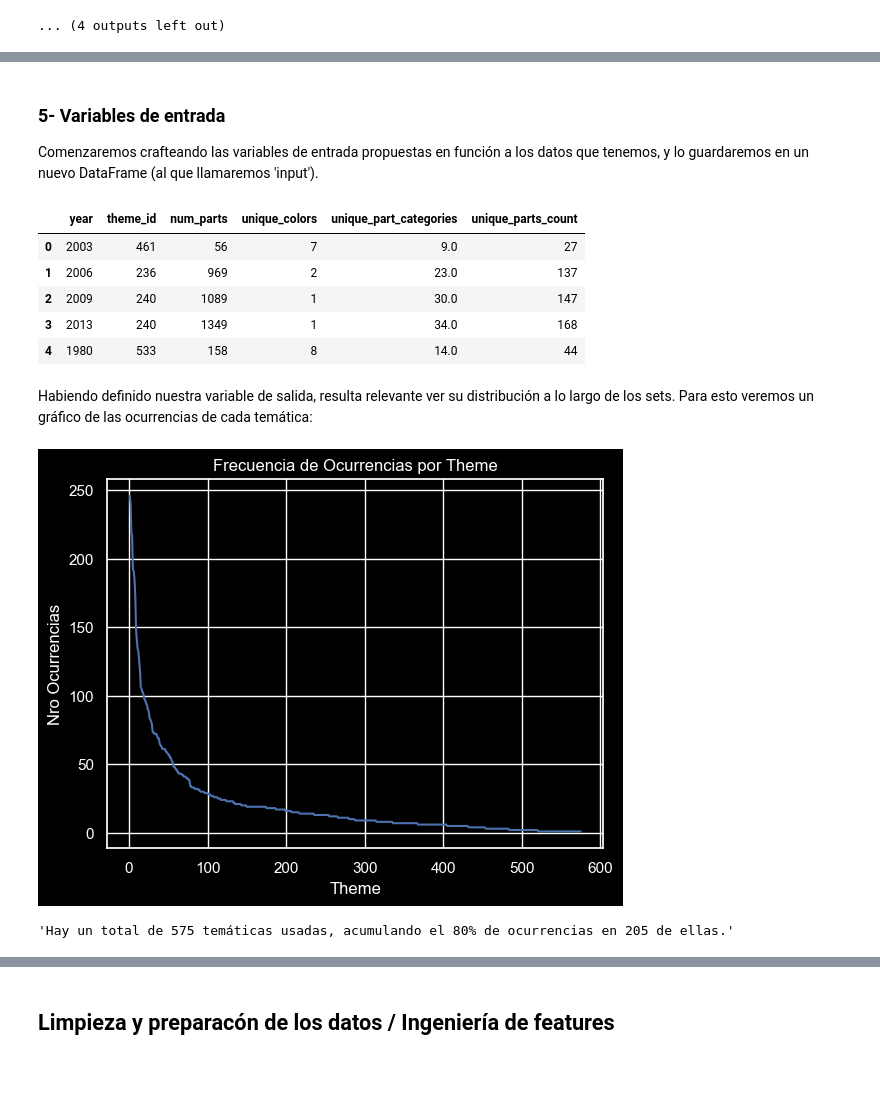
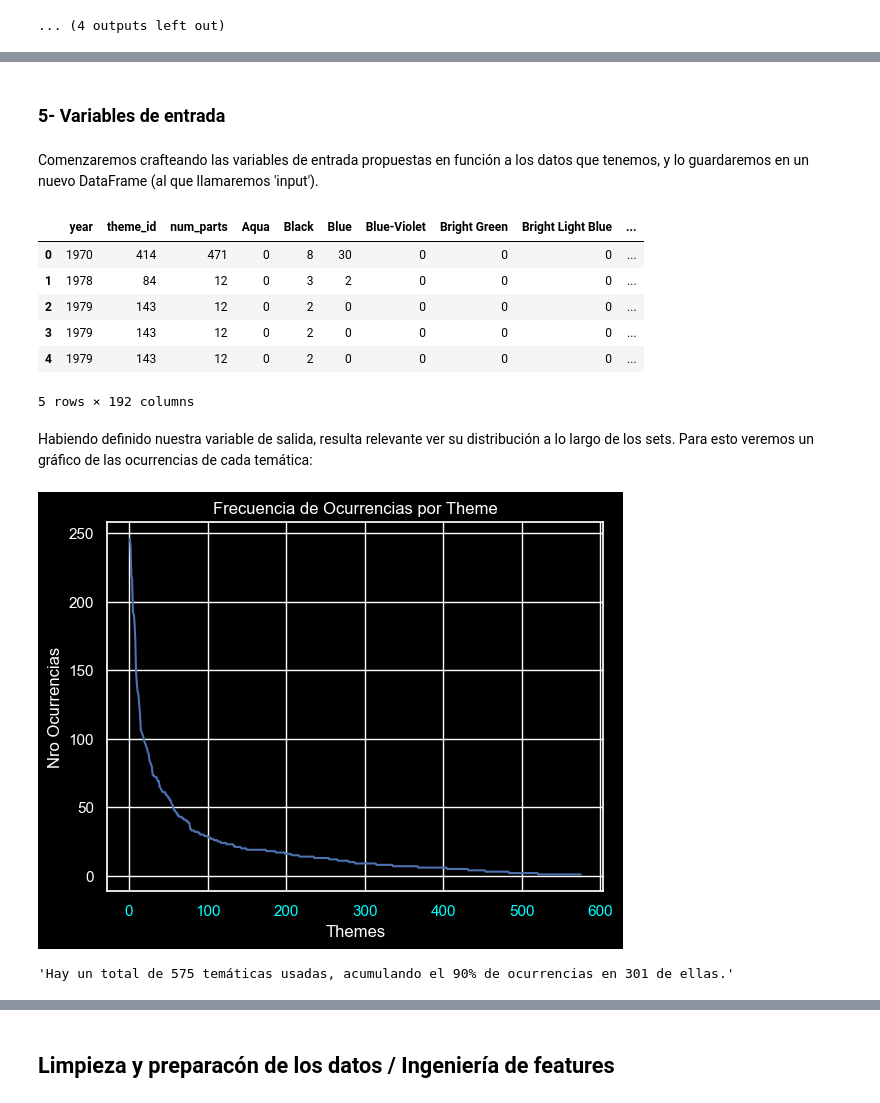
Before and after one commit to Muscian/AdD-grupo1, a Jupyter notebook: practica_final/Práctica Final.Ipynb, the cells around one changed output, grey strips where cells are left out. Saved outputs shown, nothing was run; the diff lists cells and outputs as text; code cells hidden in the pictures; blank space fills up the shorter version.

```diff
--- a/practica_final/Práctica Final.Ipynb
+++ b/practica_final/Práctica Final.Ipynb
@@ -331,87 +329,80 @@ Por otro lado, nuestras variables de entrada requerirán un poco de ingeniería
 - Año de lanzamiento (year): Los temas pueden cambiar con el tiempo, lo que podría influir en el diseño de los conjuntos.
 - Frecuencia de partes (part_num): Algunas partes pueden ser exclusivas o más comunes en ciertos temas.
 - Repuesto (is_spare): La presencia de repuestos podría tener alguna relación con el tema.
+# %% [markdown]
+### 5- Variables de entrada
 # %% [markdown]
-### 5- Variables de entrada
-
 Comenzaremos crafteando las variables de entrada propuestas en función a los datos que tenemos, y lo guardaremos en un nuevo DataFrame (al que llamaremos 'input').
 # %%
 # La primera propuesta ya es parte del DataFrame (cantidad total de piezas).
 
-# La segunda, colores únicos por set:
-sets_inventories = pd.merge(inventory_sets, inventories, on='set_num')
-sets_parts = pd.merge(sets_inventories, inventory_parts, on='inventory_id')
-sets_colors = pd.merge(sets_parts, colors, left_on='color_id',right_on="id")
-unique_colors_per_set = sets_colors.groupby('set_num')['color_id'].nunique()
-unique_colors_per_set = unique_colors_per_set.reset_index(name='unique_colors')
-input = pd.merge(sets, unique_colors_per_set, on='set_num')
+# Espectro de colores
+merged_inventory = pd.merge(inventories, inventory_parts, left_on='id',right_on='inventory_id')
+merged_colors = pd.merge(merged_inventory, colors, left_on='color_id', right_on='id')
+pivot_table = merged_colors.pivot_table(index='set_num', columns='name', values='quantity', aggfunc='sum')
+pivot_table = pivot_table.fillna(0)
+pivot_table = pivot_table.astype(int)
+input = pd.merge(sets,pivot_table, on='set_num')
 
-# Categorías únicas por set, muy similar al punto anterior
-df_parts_with_categories = pd.merge(inventory_parts, parts, on='part_num')
-df_parts_with_full_categories = pd.merge(df_parts_with_categories, part_categories, left_on='part_cat_id', right_on='id')
-df_inventory_with_categories = pd.merge(df_parts_with_full_categories, inventories, left_on='inventory_id', right_on='id')
-df_set_with_categories = pd.merge(df_inventory_with_categories, inventory_sets, on='set_num')
-unique_categories_per_set = df_set_with_categories.groupby('set_num')['part_cat_id'].nunique()
-unique_categories_df = unique_categories_per_set.reset_index(name='unique_part_categories')
-input = pd.merge(input, unique_categories_df, on='set_num', how='left')
+
+###########################################################################################
+
+
+# Cantidad de categorias de piezas diferentes en cada set
+
+merged_inventory_parts = pd.merge(merged_inventory, parts, on='part_num')
+merged_inventory_categories = pd.merge(merged_inventory_parts, part_categories, left_on='part_cat_id', right_on='id')
+pivot_table = merged_inventory_categories.pivot_table(index='set_num', columns='name_y', values='quantity', aggfunc='sum')
+pivot_table = pivot_table.fillna(0)
+pivot_table = pivot_table.astype(int)
+input = pd.merge(input,pivot_table, on='set_num')
+
 
 # Partes únicas del set
-df_parts_inventories = pd.merge(inventory_parts, inventories, left_on='inventory_id', right_on='id')
-df_sets_parts = pd.merge(df_parts_inventories, inventory_sets, on='set_num')
-unique_parts_per_set = df_sets_parts.groupby('set_num')['part_num'].nunique()
-unique_parts_df = unique_parts_per_set.reset_index(name='unique_parts_count')
-input = pd.merge(input, unique_parts_df, on='set_num')
+df_sets_parts = pd.merge(merged_inventory, sets, on='set_num')
+unique_parts_per_set = df_sets_parts.groupby('set_num')['part_num'].nunique().reset_index(name='unique_parts_count')
+input = pd.merge(input, unique_parts_per_set, on='set_num')
 
 
 # Nos deshacemos de todas las variables no informativas del esquema de input.
 input = input.drop(columns=['name','set_num'])
 
 
-
-
 input.head()
 # %% [output]
-|  | year | theme_id | num_parts | unique_colors | unique_part_categories | unique_parts_count |
-| 0 | 2003 | 461 | 56 | 7 | 9.0 | 27 |
-| 1 | 2006 | 236 | 969 | 2 | 23.0 | 137 |
-| 2 | 2009 | 240 | 1089 | 1 | 30.0 | 147 |
-| 3 | 2013 | 240 | 1349 | 1 | 34.0 | 168 |
-| 4 | 1980 | 533 | 158 | 8 | 14.0 | 44 |
+|  | year | theme_id | num_parts | Aqua | Black | Blue | Blue-Violet | Bright Green | Bright Light Blue | ... |
+| 0 | 1970 | 414 | 471 | 0 | 8 | 30 | 0 | 0 | 0 | ... |
+| 1 | 1978 | 84 | 12 | 0 | 3 | 2 | 0 | 0 | 0 | ... |
+| 2 | 1979 | 143 | 12 | 0 | 2 | 0 | 0 | 0 | 0 | ... |
+| 3 | 1979 | 143 | 12 | 0 | 2 | 0 | 0 | 0 | 0 | ... |
+| 4 | 1979 | 143 | 12 | 0 | 2 | 0 | 0 | 0 | 0 | ... |
+5 rows × 192 columns
 # %% [markdown]
 Habiendo definido nuestra variable de salida, resulta relevante ver su distribución a lo largo de los sets. Para esto veremos un gráfico de las ocurrencias de cada temática:
 # %%
-sns.set(rc={
-    'axes.facecolor': 'black',
-    'figure.facecolor': 'black',
-    'axes.labelcolor': 'white',
-    'xtick.color': 'white',
-    'ytick.color': 'white',
-    'axes.titlecolor': 'white'
-})
-
 # Utilizamos la tabla de conteo de ocurrencias de Pandas
 count = sets['theme_id'].value_counts()
 count.index = range(1,count.index.size + 1)
 
 # Creamos un gráfico
 sns.lineplot(x=count.index, y=count.values)
 
 
 plt.title('Frecuencia de Ocurrencias por Theme')
 plt.xlabel('Themes')
 plt.ylabel('Nro Ocurrencias')
 
 plt.show()
 
 
 cumsum = count.cumsum()
 totsum = cumsum.iloc[-1]
-acc_80 = cumsum[cumsum <= totsum *0.8].count()
+acc_80 = cumsum[cumsum <= totsum *0.9].count()
 
-display(f"Hay un total de {cumsum.size} temáticas usadas, acumulando el 80% de ocurrencias en {acc_80} de ellas.")
+display(f"Hay un total de {cumsum.size} temáticas usadas, acumulando el 90% de ocurrencias en {acc_80} de ellas.")
 # %% [output]
-[figure, old version]
+[figure, new version]
-'Hay un total de 575 temáticas usadas, acumulando el 80% de ocurrencias en 205 de ellas.'
+'Hay un total de 575 temáticas usadas, acumulando el 90% de ocurrencias en 301 de ellas.'
 # %% [markdown]
 Observamos que hay sólo 575 temáticas únicas avistadas en el dataframe de sets, cuando anteriormente observamos que tenemos un total de 614 (hay temáticas no observadas).
 
```
Also changed, not shown: parts of 20 cells of this notebook.
